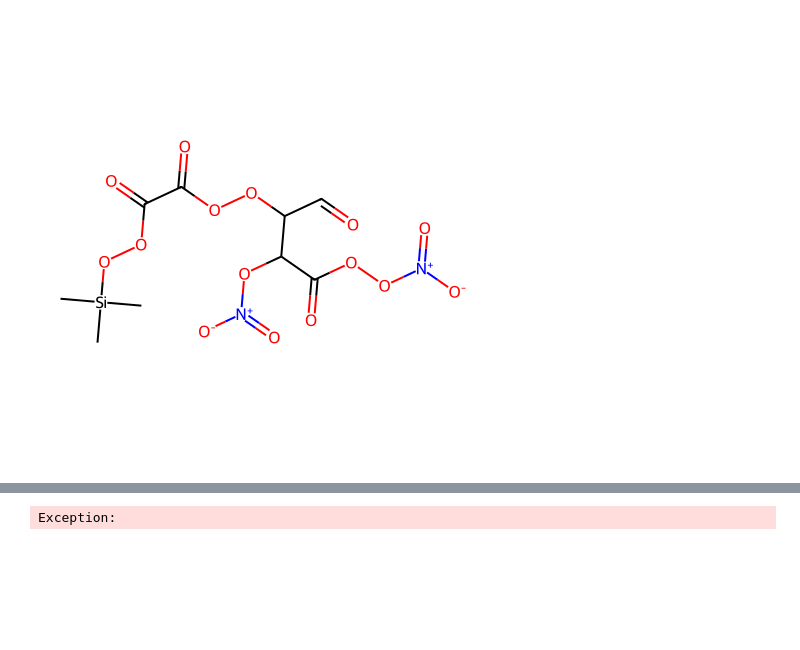
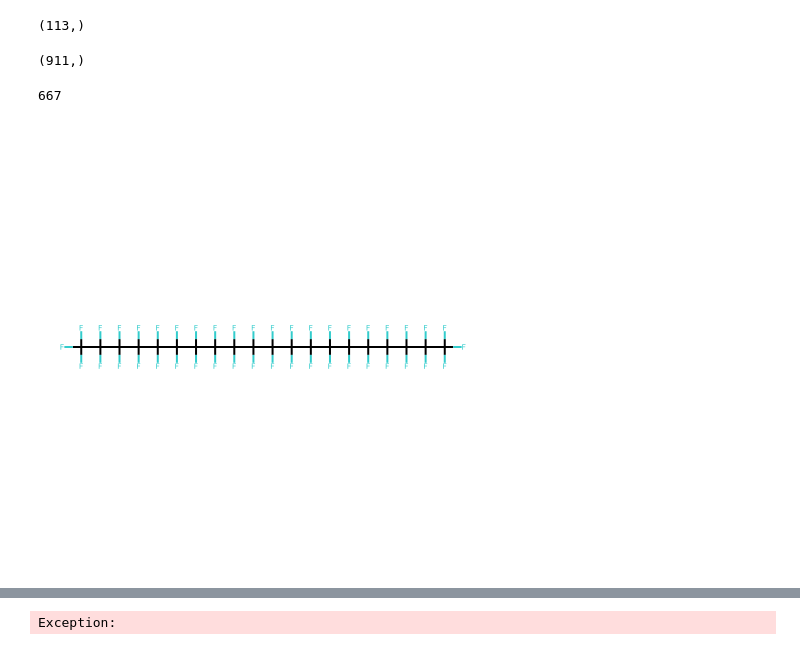
Before and after one commit to kuulia/DiffEIMS, a Jupyter notebook: notebooks/output_pickle_preds.ipynb, the cells around one changed output, grey strips where cells are left out. Cells and saved outputs as stored; diff of their text form; code cells hidden in the pictures; blank space fills up the shorter version.

```diff
--- a/notebooks/output_pickle_preds.ipynb
+++ b/notebooks/output_pickle_preds.ipynb
@@ -15,10 +17,14 @@ RDLogger.DisableLog('rdApp.*')
 # %%
 pred_arrs = []
 true_arrs = []
-for i in range(0, 5):
-    with open(f'data/gecko_tms_test/dev_pred_{i}.pkl', 'rb') as f:
+for i in range(0, 1):
+    with open(f'data/atmomaccs_new_meeting/dev_pred_{i}.pkl', 'rb') as f:
         pred_arr = pkl.load(f)
-    with open(f'data/gecko_tms_test/dev_true_{i}.pkl', 'rb') as f:
+    with open(f'data/atmomaccs_new_meeting/dev_true_{i}.pkl', 'rb') as f:
         true_arr = pkl.load(f)
     pred_arrs.append(pred_arr)
     true_arrs.append(true_arr)
+pred_mols = np.array(pred_arrs).reshape((1024, 10))
+true_mols = np.array(true_arrs).flatten()
+print(f'true_mols.shape: {true_mols.shape}')
+print(f'pred_mols.shape: {pred_mols.shape}')
@@ -25,9 +121,24 @@ for i in range(0, 5):
+# %%
+matches_idx.shape
+# %% [output]
+(113,)
+# %%
+no_matches_idx.shape
+# %% [output]
+(911,)
+# %%
+mol_idx = 510
 # %%
-mol_idx = 27
 preds = iter(pred_arr[mol_idx])
 true_mol = true_arr[mol_idx]
 # %%
+# difficult cases 52, 67, 79, 91, 144, 286
+# 104
+mol_idx +=1
+print(mol_idx)
+true_mol = true_arr[mol_idx]
 mol = true_mol
 mol
 # %% [output]
+667
-[figure, old version]
+[figure, new version]
```
Also changed, not shown: parts of 13 cells of this notebook, 17 other files.
